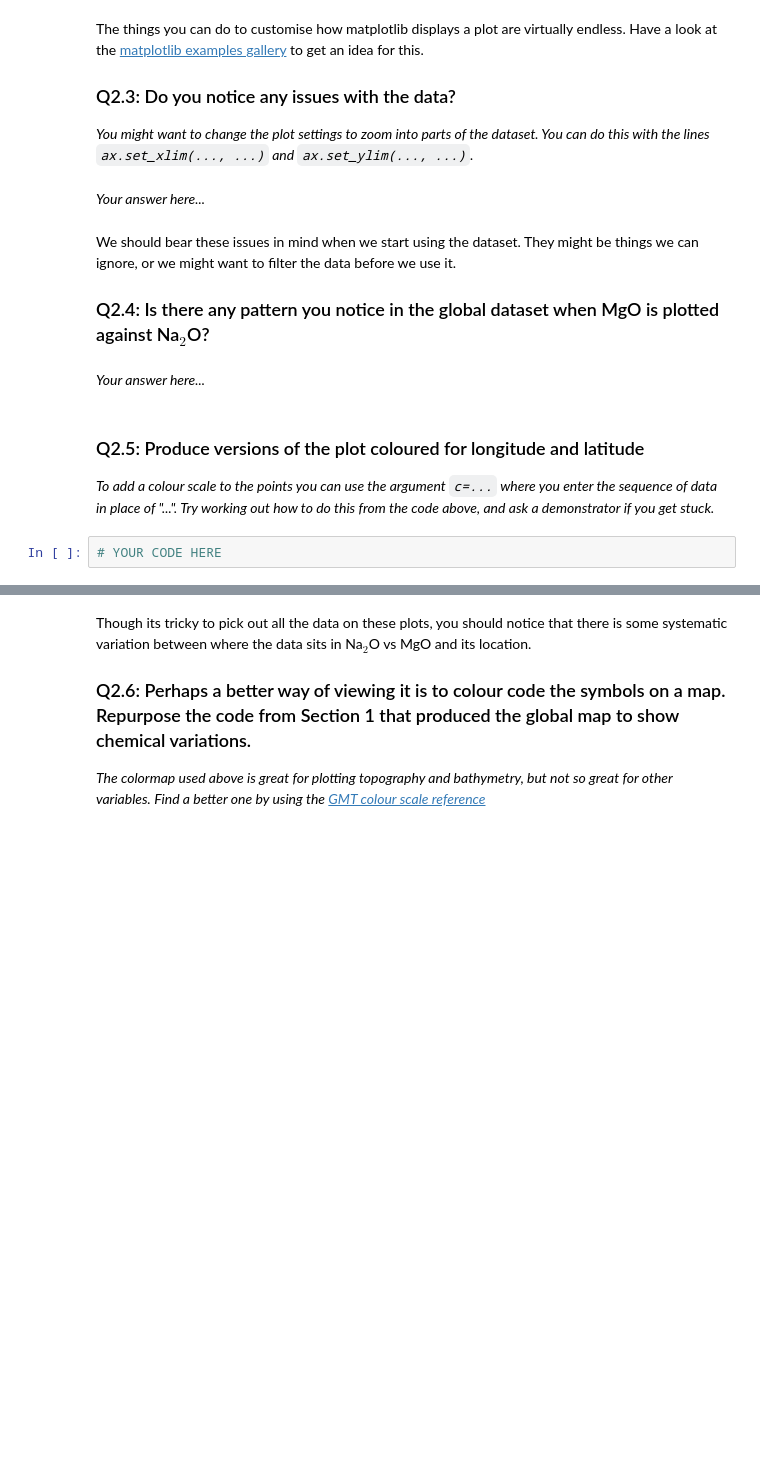
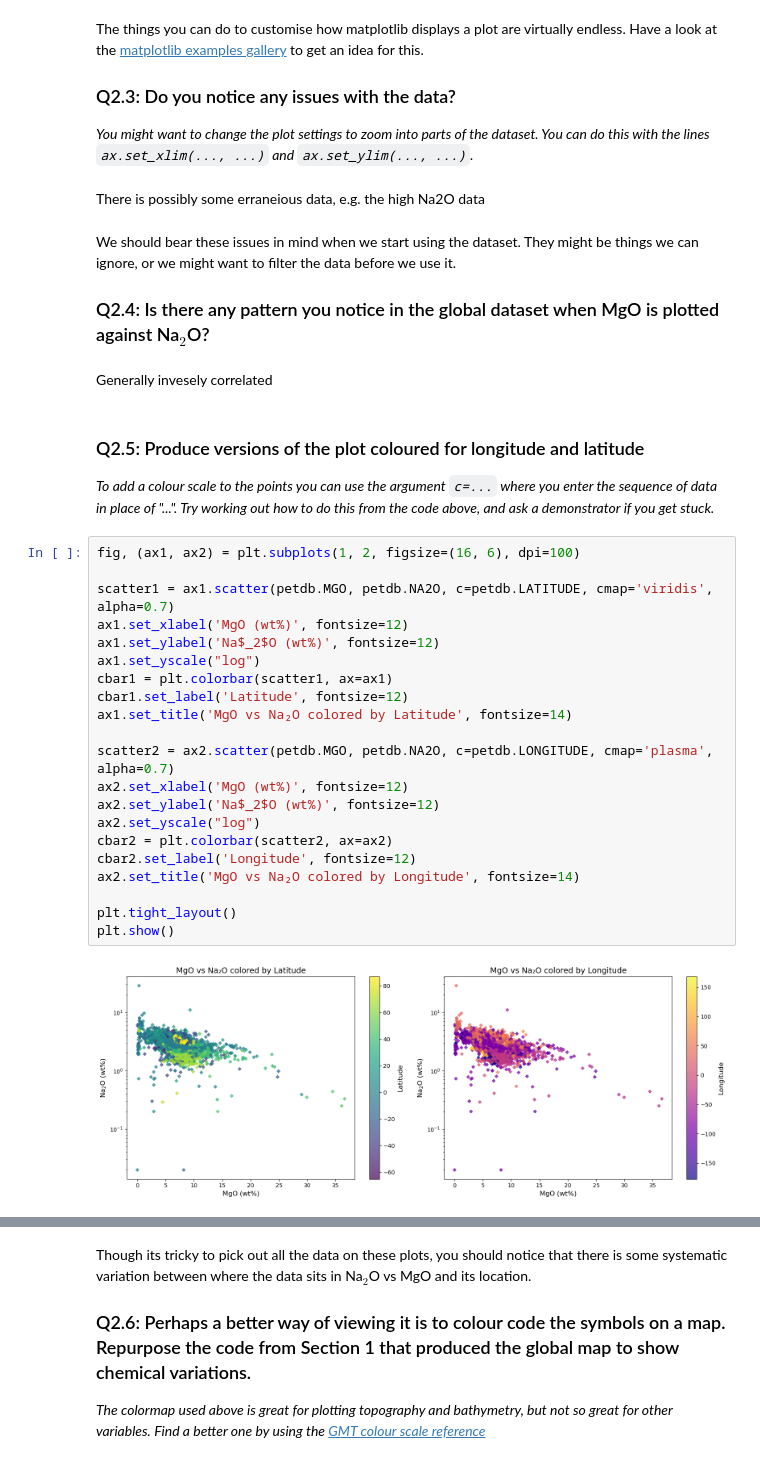
Before and after one commit to 0thomasholland/th675-UG-Code, a Jupyter notebook: Part II/C3 Petrology/C3.4 John/C3.4.P1/P20_SpreadingRidgeTrends_clean.ipynb, the cells around one changed output, grey strips where cells are left out. Cells and saved outputs as stored; diff of their text form; blank space fills up the shorter version.

```diff
--- a/Part II/C3 Petrology/C3.4 John/C3.4.P1/P20_SpreadingRidgeTrends_clean.ipynb
+++ b/Part II/C3 Petrology/C3.4 John/C3.4.P1/P20_SpreadingRidgeTrends_clean.ipynb
@@ -193,16 +199,37 @@ The things you can do to customise how matplotlib displays a plot are virtually
 
 *You might want to change the plot settings to zoom into parts of the dataset. You can do this with the lines `ax.set_xlim(..., ...)` and `ax.set_ylim(..., ...)`.*
 # %% [markdown]
-*Your answer here...*
+There is possibly some erraneious data, e.g. the high Na2O data
 # %% [markdown]
 We should bear these issues in mind when we start using the dataset. They might be things we can ignore, or we might want to filter the data before we use it.
 
 ### Q2.4: Is there any pattern you notice in the global dataset when MgO is plotted against Na$_2$O?
 # %% [markdown]
-*Your answer here...*
+Generally invesely correlated
 # %% [markdown]
 ### Q2.5: Produce versions of the plot coloured for longitude and latitude
 
 *To add a colour scale to the points you can use the argument `c=...` where you enter the sequence of data in place of "...". Try working out how to do this from the code above, and ask a demonstrator if you get stuck.*
 # %%
-# YOUR CODE HERE
+fig, (ax1, ax2) = plt.subplots(1, 2, figsize=(16, 6), dpi=100)
+
+scatter1 = ax1.scatter(petdb.MGO, petdb.NA2O, c=petdb.LATITUDE, cmap='viridis', alpha=0.7)
+ax1.set_xlabel('MgO (wt%)', fontsize=12)
+ax1.set_ylabel('Na$_2$O (wt%)', fontsize=12)
+ax1.set_yscale("log")
+cbar1 = plt.colorbar(scatter1, ax=ax1)
+cbar1.set_label('Latitude', fontsize=12)
+ax1.set_title('MgO vs Na₂O colored by Latitude', fontsize=14)
+
+scatter2 = ax2.scatter(petdb.MGO, petdb.NA2O, c=petdb.LONGITUDE, cmap='plasma', alpha=0.7)
+ax2.set_xlabel('MgO (wt%)', fontsize=12)
+ax2.set_ylabel('Na$_2$O (wt%)', fontsize=12)
+ax2.set_yscale("log")
+cbar2 = plt.colorbar(scatter2, ax=ax2)
+cbar2.set_label('Longitude', fontsize=12)
+ax2.set_title('MgO vs Na₂O colored by Longitude', fontsize=14)
+
+plt.tight_layout()
+plt.show()
+# %% [output]
+[figure, added]
```
Also changed, not shown: parts of 31 cells of this notebook, 4 other files.
